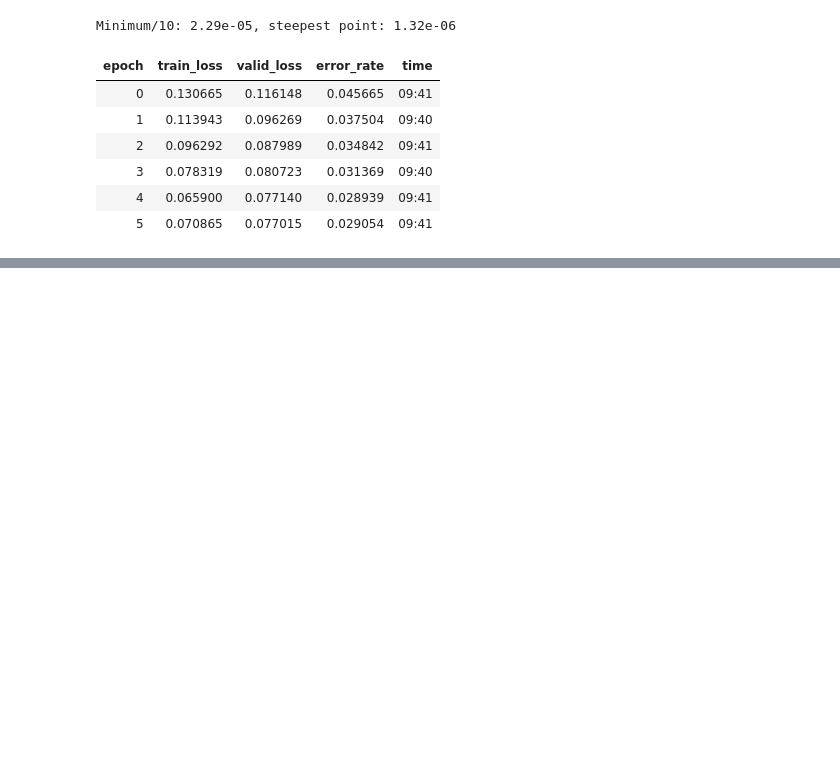
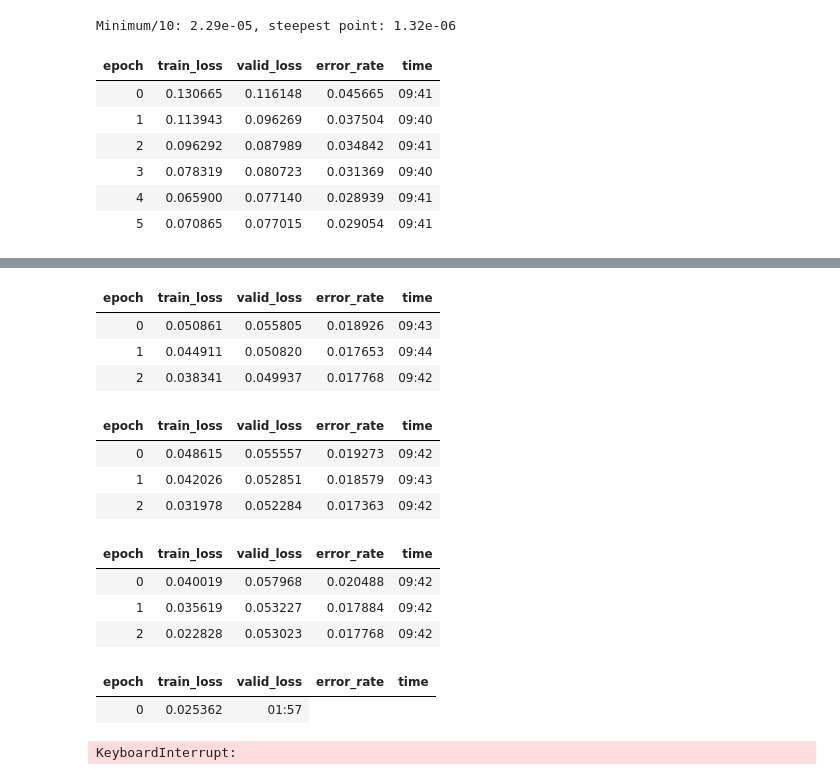
Before and after one commit to jossalgon/Fishly-Hierarchical-image-classification, a Jupyter notebook: families3.ipynb, the cells around one changed output, grey strips where cells are left out. Saved outputs shown, nothing was run; the diff lists cells and outputs as text; code cells hidden in the pictures; blank space fills up the shorter version.

```diff
--- a/families3.ipynb
+++ b/families3.ipynb
@@ -101,0 +125,7 @@ learn.export('families3-resnet50-6epochs.pkl')
+# %%
+learn.fit_one_cycle(3, lr_max=1e-5)
+# %% [output]
+| epoch | train_loss | valid_loss | error_rate | time |
+| 0 | 0.050861 | 0.055805 | 0.018926 | 09:43 |
+| 1 | 0.044911 | 0.050820 | 0.017653 | 09:44 |
+| 2 | 0.038341 | 0.049937 | 0.017768 | 09:42 |
@@ -101,0 +134,7 @@ learn.export('families3-resnet50-6epochs.pkl')
+# %%
+learn.fit_one_cycle(3, lr_max=1e-5)
+# %% [output]
+| epoch | train_loss | valid_loss | error_rate | time |
+| 0 | 0.048615 | 0.055557 | 0.019273 | 09:42 |
+| 1 | 0.042026 | 0.052851 | 0.018579 | 09:43 |
+| 2 | 0.031978 | 0.052284 | 0.017363 | 09:42 |
@@ -101,0 +143,7 @@ learn.export('families3-resnet50-6epochs.pkl')
+# %%
+learn.fit_one_cycle(3, lr_max=1e-5)
+# %% [output]
+| epoch | train_loss | valid_loss | error_rate | time |
+| 0 | 0.040019 | 0.057968 | 0.020488 | 09:42 |
+| 1 | 0.035619 | 0.053227 | 0.017884 | 09:42 |
+| 2 | 0.022828 | 0.053023 | 0.017768 | 09:42 |
@@ -101,0 +152,6 @@ learn.export('families3-resnet50-6epochs.pkl')
+# %%
+learn.fit_one_cycle(3, lr_max=1e-5)
+# %% [output]
+| epoch | train_loss | valid_loss | error_rate | time |
+| 0 | 0.025362 | 01:57 |
+KeyboardInterrupt:
```
Also changed, not shown: parts of 12 cells of this notebook.
